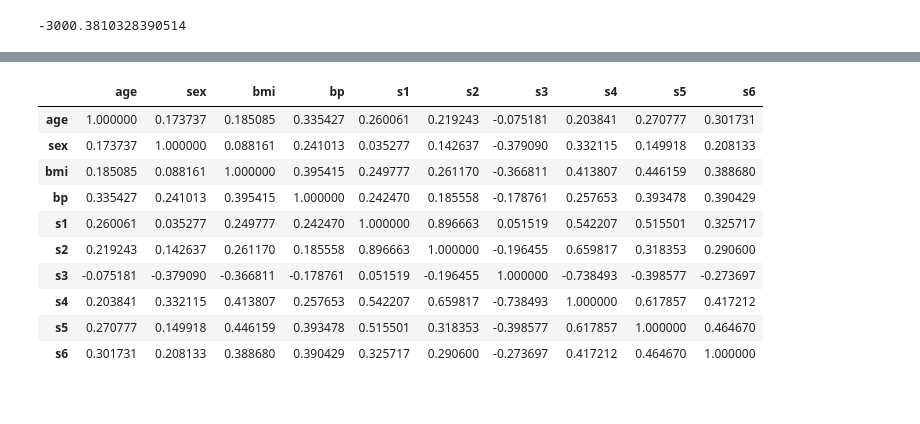
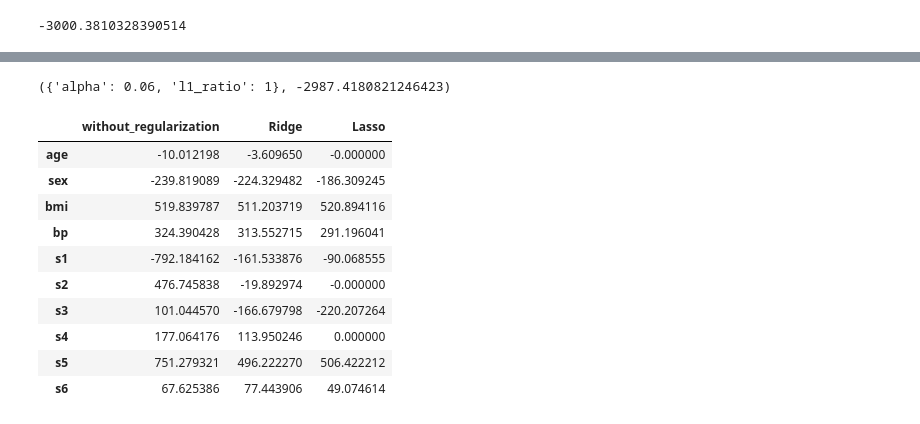
Before and after one commit to Lab-Brat/Materials_Informatics_Experiments, a Jupyter notebook: linear_regression/diabetes.ipynb, the cells around one changed output, grey strips where cells are left out. Drawn from its saved outputs; the diff is of its cells as text; code cells hidden in the pictures.

```diff
--- a/linear_regression/diabetes.ipynb
+++ b/linear_regression/diabetes.ipynb
@@ -72,14 +131,29 @@ plt.show()
-# %%
-X.corr().style.background_gradient(cmap='coolwarm')
-# %% [output]
-|  | age | sex | bmi | bp | s1 | s2 | s3 | s4 | s5 | s6 |
-| age | 1.000000 | 0.173737 | 0.185085 | 0.335427 | 0.260061 | 0.219243 | -0.075181 | 0.203841 | 0.270777 | 0.301731 |
-| sex | 0.173737 | 1.000000 | 0.088161 | 0.241013 | 0.035277 | 0.142637 | -0.379090 | 0.332115 | 0.149918 | 0.208133 |
-| bmi | 0.185085 | 0.088161 | 1.000000 | 0.395415 | 0.249777 | 0.261170 | -0.366811 | 0.413807 | 0.446159 | 0.388680 |
-| bp | 0.335427 | 0.241013 | 0.395415 | 1.000000 | 0.242470 | 0.185558 | -0.178761 | 0.257653 | 0.393478 | 0.390429 |
-| s1 | 0.260061 | 0.035277 | 0.249777 | 0.242470 | 1.000000 | 0.896663 | 0.051519 | 0.542207 | 0.515501 | 0.325717 |
-| s2 | 0.219243 | 0.142637 | 0.261170 | 0.185558 | 0.896663 | 1.000000 | -0.196455 | 0.659817 | 0.318353 | 0.290600 |
-| s3 | -0.075181 | -0.379090 | -0.366811 | -0.178761 | 0.051519 | -0.196455 | 1.000000 | -0.738493 | -0.398577 | -0.273697 |
-| s4 | 0.203841 | 0.332115 | 0.413807 | 0.257653 | 0.542207 | 0.659817 | -0.738493 | 1.000000 | 0.617857 | 0.417212 |
-| s5 | 0.270777 | 0.149918 | 0.446159 | 0.393478 | 0.515501 | 0.318353 | -0.398577 | 0.617857 | 1.000000 | 0.464670 |
-| s6 | 0.301731 | 0.208133 | 0.388680 | 0.390429 | 0.325717 | 0.290600 | -0.273697 | 0.417212 | 0.464670 | 1.000000 |
+# %%
+# ElasticNet regression
+from sklearn.linear_model import ElasticNet
+alpha_values = {'alpha':[0.00005,0.0005,0.001, 0.01, 0.05, 0.06, 0.08, 1, 2, 3, 5, 8, 10, 20, 50, 100],
+                'l1_ratio':[0.1,0.2,0.3,0.4,0.5,0.6,0.7,0.8,1]}
+
+elastic= GridSearchCV(ElasticNet(), alpha_values, scoring='neg_mean_squared_error', cv=10 )
+elastic.fit(X,y).best_params_, elastic.fit(X,y).best_score_
+# %% [output]
+({'alpha': 0.06, 'l1_ratio': 1}, -2987.4180821246423)
+# %%
+# Creating a dataframe containing coefficient estimates from three models
+comparing_models = pd.DataFrame({'without_regularization':multiple_lr_coeffs,
+                                 'Ridge':best_ridge_coeffs[0],
+                                 'Lasso':best_lasso_coeffs},
+                                  index=feature_names)
+comparing_models
+# %% [output]
+|  | without_regularization | Ridge | Lasso |
+| age | -10.012198 | -3.609650 | -0.000000 |
+| sex | -239.819089 | -224.329482 | -186.309245 |
+| bmi | 519.839787 | 511.203719 | 520.894116 |
+| bp | 324.390428 | 313.552715 | 291.196041 |
+| s1 | -792.184162 | -161.533876 | -90.068555 |
+| s2 | 476.745838 | -19.892974 | -0.000000 |
+| s3 | 101.044570 | -166.679798 | -220.207264 |
+| s4 | 177.064176 | 113.950246 | 0.000000 |
+| s5 | 751.279321 | 496.222270 | 506.422212 |
+| s6 | 67.625386 | 77.443906 | 49.074614 |
```
Also changed, not shown: parts of 6 cells of this notebook.
